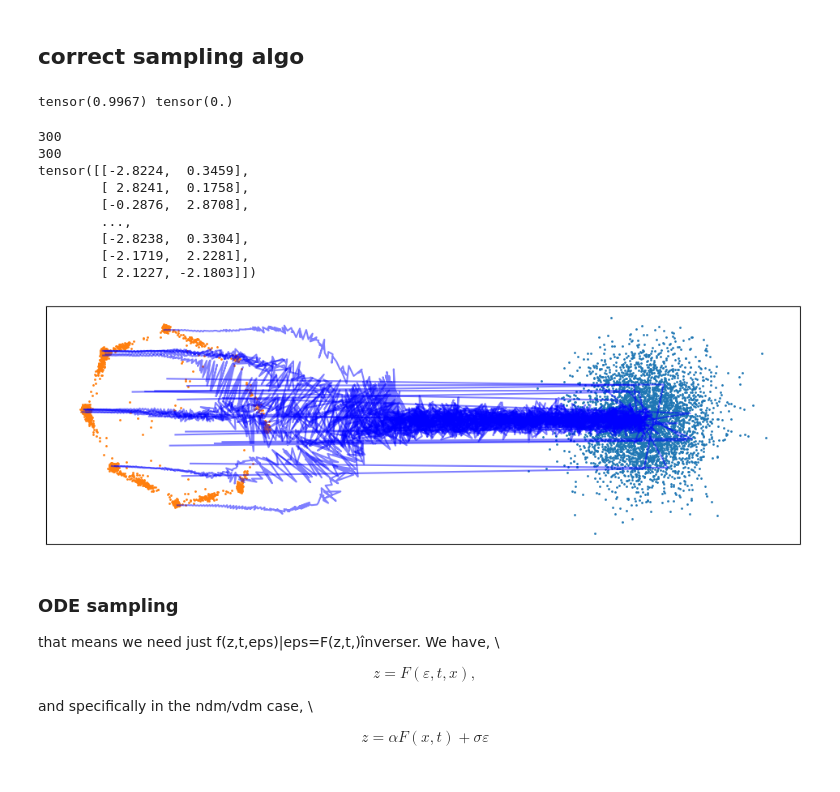
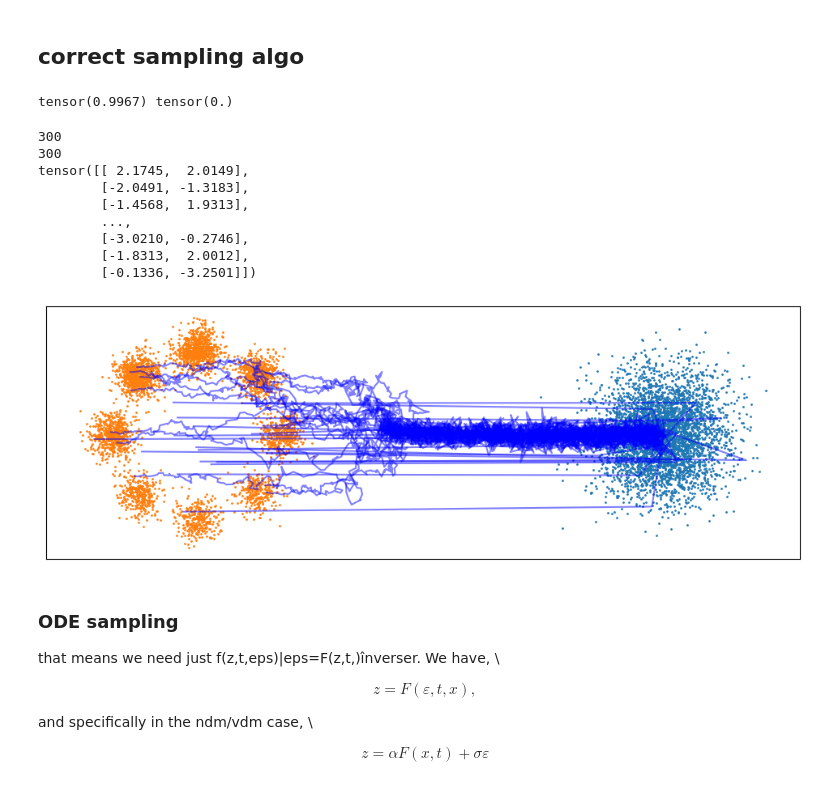
Before and after one commit to Nesta-gitU/discrete_diffusion, a Jupyter notebook: notebooks/try_to_do_marginal_sampling.ipynb, the cells around one changed output. Saved outputs shown, nothing was run; the diff lists cells and outputs as text; code cells hidden in the pictures.

```diff
--- a/notebooks/try_to_do_marginal_sampling.ipynb
+++ b/notebooks/try_to_do_marginal_sampling.ipynb
@@ -1359,41 +1359,44 @@ def discrete_sampling(
     path = [z]
     E_z = z
     pbar = tqdm if show_pbar else (lambda a: a)
     for s in pbar(t_steps):
         s = s.expand(bs, 1)
         #s should go from dt to 1
         #print(s+dt, t, "t should larger than dt")
-        z, E_z = get_next_marginal(z_t=z, E_z_t=E_z, t=s-dt, s=s, denoised_fn=None)
+        if torch.all(s<1000):
+            z, E_z = get_next_marginal(z_t=z, E_z_t=E_z, t=s-dt, s=s, denoised_fn=None)
+        else:
+            z, E_z = get_next_marginal(z_t=E_z, E_z_t=E_z, t=s, s=s+dt, denoised_fn=None)
 
         path.append(z)
 
     t_steps = torch.cat([torch.tensor([0]), t_steps], dim=0)
     return E_z, (t_steps, torch.stack(path))
 
 
 bs = 2 ** 12
 
 z = torch.randn(bs, 2)
 
 _, (t_steps, path) = discrete_sampling(z=z, ts=1, tf=0, n_steps=300)
 
 print(len(t_steps))
 print(len(path))
 
 print(path[-1])
 viz_2d_path(t_steps, path, n_lines=16, color="blue")
 # %% [output]
 tensor(0.9967) tensor(0.)
 300
 300
-tensor([[-2.8224,  0.3459],
-        [ 2.8241,  0.1758],
-        [-0.2876,  2.8708],
+tensor([[ 2.1745,  2.0149],
+        [-2.0491, -1.3183],
+        [-1.4568,  1.9313],
         ...,
-        [-2.8238,  0.3304],
-        [-2.1719,  2.2281],
-        [ 2.1227, -2.1803]])
+        [-3.0210, -0.2746],
+        [-1.8313,  2.0012],
+        [-0.1336, -3.2501]])
-[figure, old version]
+[figure, new version]
 # %% [markdown]
 ### ODE sampling
 
```
Also changed, not shown: parts of 7 cells of this notebook, 2 other files.
